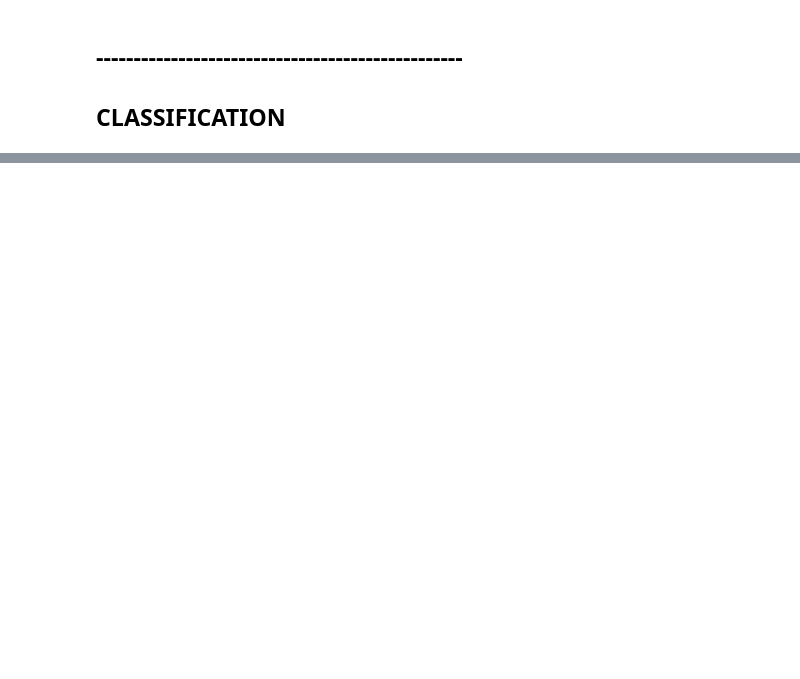
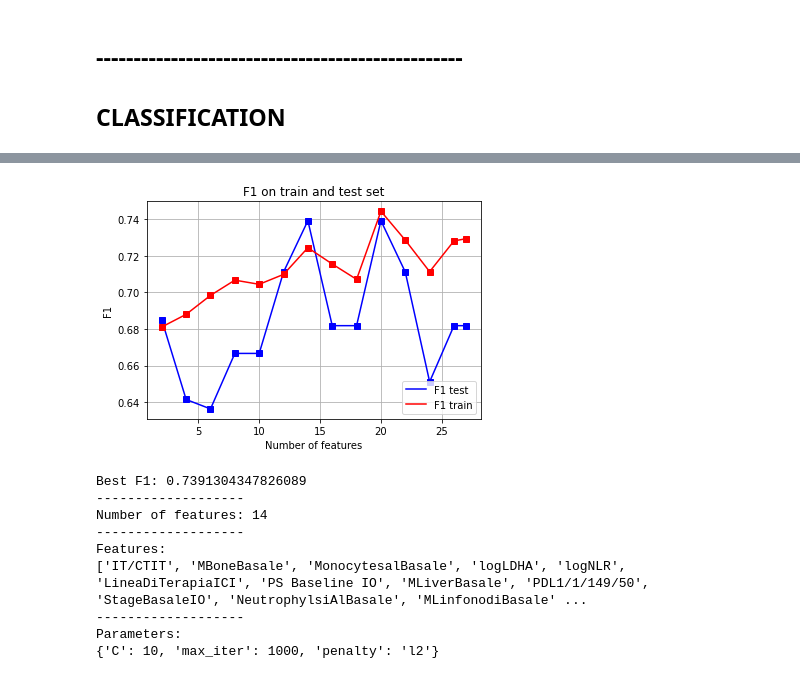
Before and after one commit to matteo9903/master_thesis, a Jupyter notebook: classification(diff numb of features)_MRMR_.ipynb, the cells around one changed output, grey strips where cells are left out. Cells and saved outputs as stored; diff of their text form; code cells hidden in the pictures; blank space fills up the shorter version.

```diff
--- a/classification(diff numb of features)_MRMR_.ipynb
+++ b/classification(diff numb of features)_MRMR_.ipynb
@@ -620,0 +752,5 @@ AUC: 0.78
+# %%
+classifierLR=LogisticRegression()
+parametersLR = {"C":[1e-5,1e-2,1,10],"penalty":['l2'], "max_iter":[1000,2000]}
+
+F1_trainLR, F1_testLR, acc_trainLR, acc_testLR, AUC_LR, best_LR, best_parLR=fit_n_features(classifierLR,parametersLR)
@@ -620,0 +772,13 @@ AUC: 0.78
+# %%
+max_indLR=plotF1_n_features(vect_feat, F1_testLR, F1_trainLR, best_parLR)
+# %% [output]
+[figure, added]
+Best F1: 0.7391304347826089
+-------------------
+Number of features: 14
+-------------------
+Features:
+['IT/CTIT', 'MBoneBasale', 'MonocytesalBasale', 'logLDHA', 'logNLR', 'LineaDiTerapiaICI', 'PS Baseline IO', 'MLiverBasale', 'PDL1/1/149/50', 'StageBasaleIO', 'NeutrophylsiAlBasale', 'MLinfonodiBasale' ...
+-------------------
+Parameters:
+{'C': 10, 'max_iter': 1000, 'penalty': 'l2'}
```
Also changed, not shown: parts of 56 cells of this notebook.
